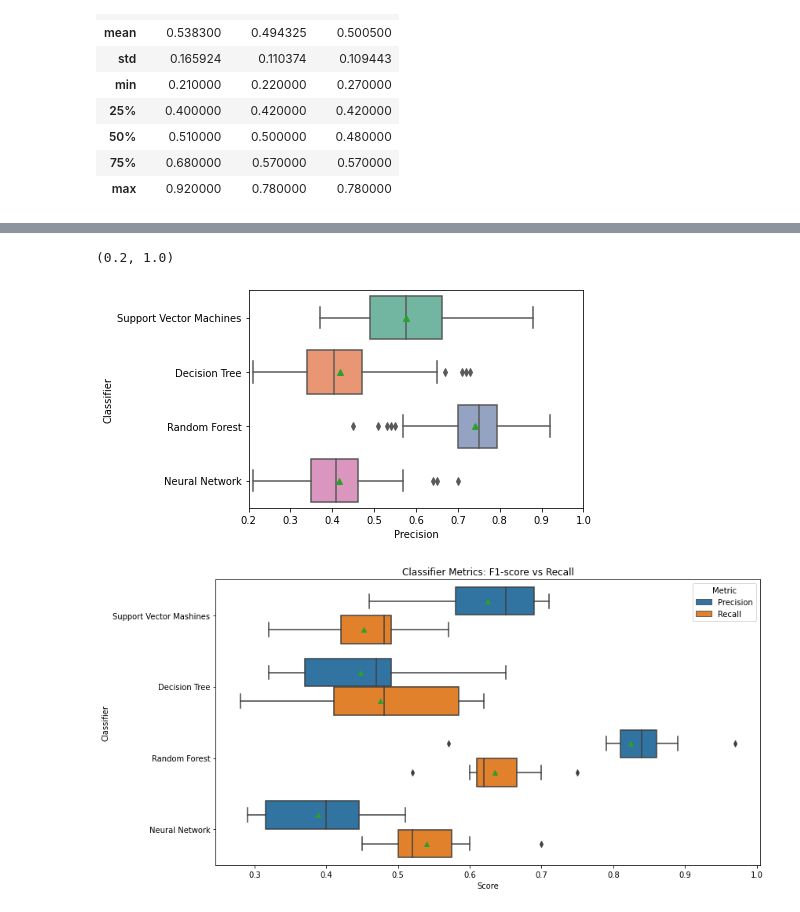
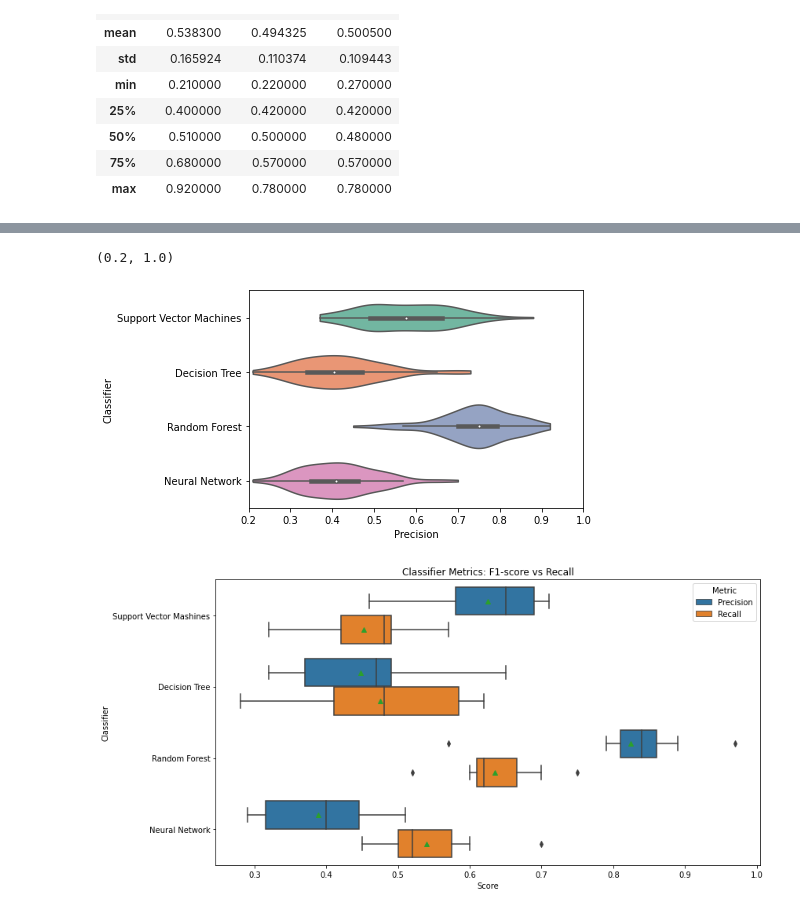
Before and after one commit to MartinMarzi/HABTox-predictor, a Jupyter notebook: data/results/modelling_results_20052023-100x.ipynb, the cells around one changed output, grey strips where cells are left out. Drawn from its saved outputs; the diff is of its cells as text; code cells hidden in the pictures.

```diff
--- a/data/results/modelling_results_20052023-100x.ipynb
+++ b/data/results/modelling_results_20052023-100x.ipynb
@@ -69,9 +75,9 @@ ax.set_xlim(0.2, 0.8)
 # %%
-ax = sns.boxplot(data=data, y="Classifier", x="Precision", orient="h", palette="Set2", showmeans=True)
+ax = sns.violinplot(data=data, y="Classifier", x="Precision", orient="h", palette="Set2", showmeans=True, cut=0)
 ax.set_xlim(0.2, 1)
 # %% [output]
 (0.2, 1.0)
-[figure, old version]
+[figure, new version]
 # %%
 # from matplotlib import pyplot as plt
 
```
Also changed, not shown: parts of 5 cells of this notebook, 42 other files.
